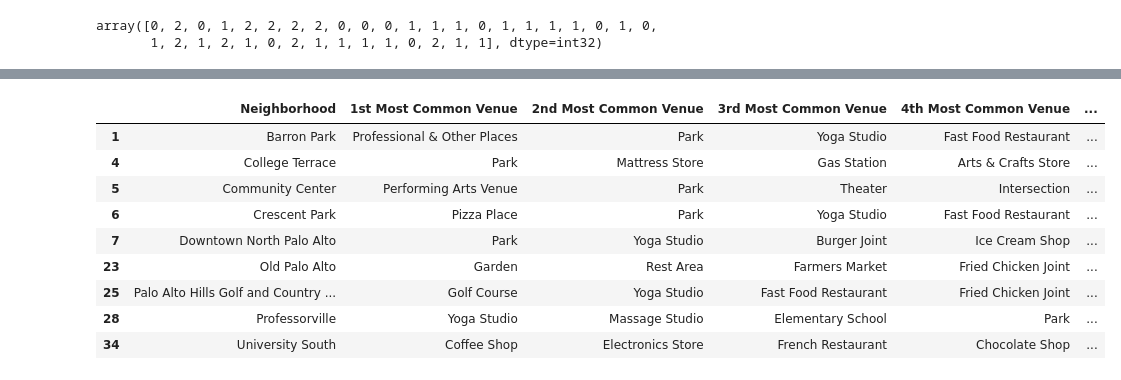
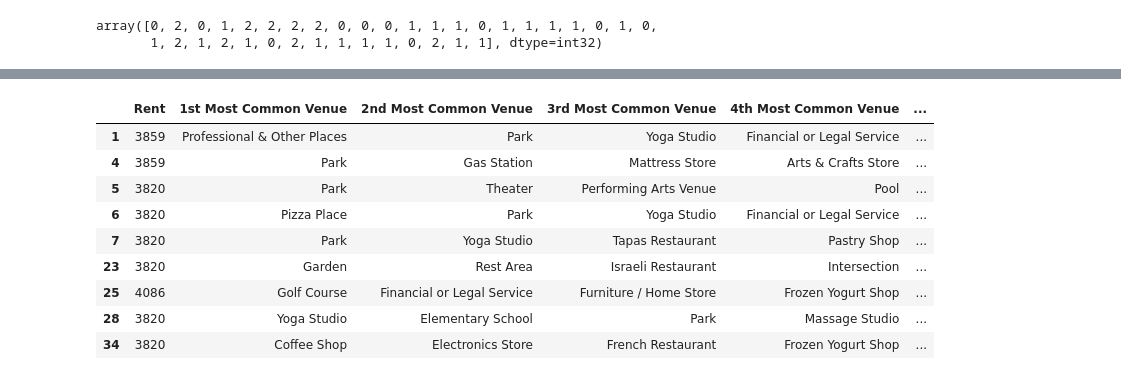
Before and after one commit to ianianing/Coursera_Capstone, a Jupyter notebook: Data Science Capstone Week 5.ipynb, the cells around one changed output, grey strips where cells are left out. Cells and saved outputs as stored; diff of their text form; code cells hidden in the pictures.

```diff
--- a/Data Science Capstone Week 5.ipynb
+++ b/Data Science Capstone Week 5.ipynb
@@ -372,14 +373,14 @@ pa_merge_venues.loc[pa_merge_venues['Cluster Labels'] == 1, pa_merge_venues.colu
 # %%
 # Examine Cluster
-pa_merge_venues.loc[pa_merge_venues['Cluster Labels'] == 2, pa_merge_venues.columns[[1] + list(range(2, pa_merge_venues.shape[1]))]]
+pa_merge_venues.loc[pa_merge_venues['Cluster Labels'] == 2, pa_merge_venues.columns[[12] + list(range(2, pa_merge_venues.shape[1]-3))]]
 # %% [output]
-|  | Neighborhood | 1st Most Common Venue | 2nd Most Common Venue | 3rd Most Common Venue | 4th Most Common Venue | ... |
-| 1 | Barron Park | Professional & Other Places | Park | Yoga Studio | Fast Food Restaurant | ... |
-| 4 | College Terrace | Park | Mattress Store | Gas Station | Arts & Crafts Store | ... |
-| 5 | Community Center | Performing Arts Venue | Park | Theater | Intersection | ... |
-| 6 | Crescent Park | Pizza Place | Park | Yoga Studio | Fast Food Restaurant | ... |
-| 7 | Downtown North Palo Alto | Park | Yoga Studio | Burger Joint | Ice Cream Shop | ... |
-| 23 | Old Palo Alto | Garden | Rest Area | Farmers Market | Fried Chicken Joint | ... |
-| 25 | Palo Alto Hills Golf and Country ... | Golf Course | Yoga Studio | Fast Food Restaurant | Fried Chicken Joint | ... |
-| 28 | Professorville | Yoga Studio | Massage Studio | Elementary School | Park | ... |
-| 34 | University South | Coffee Shop | Electronics Store | French Restaurant | Chocolate Shop | ... |
+|  | Rent | 1st Most Common Venue | 2nd Most Common Venue | 3rd Most Common Venue | 4th Most Common Venue | ... |
+| 1 | 3859 | Professional & Other Places | Park | Yoga Studio | Financial or Legal Service | ... |
+| 4 | 3859 | Park | Gas Station | Mattress Store | Arts & Crafts Store | ... |
+| 5 | 3820 | Park | Theater | Performing Arts Venue | Pool | ... |
+| 6 | 3820 | Pizza Place | Park | Yoga Studio | Financial or Legal Service | ... |
+| 7 | 3820 | Park | Yoga Studio | Tapas Restaurant | Pastry Shop | ... |
+| 23 | 3820 | Garden | Rest Area | Israeli Restaurant | Intersection | ... |
+| 25 | 4086 | Golf Course | Financial or Legal Service | Furniture / Home Store | Frozen Yogurt Shop | ... |
+| 28 | 3820 | Yoga Studio | Elementary School | Park | Massage Studio | ... |
+| 34 | 3820 | Coffee Shop | Electronics Store | French Restaurant | Frozen Yogurt Shop | ... |
```
Also changed, not shown: parts of 9 cells of this notebook.
